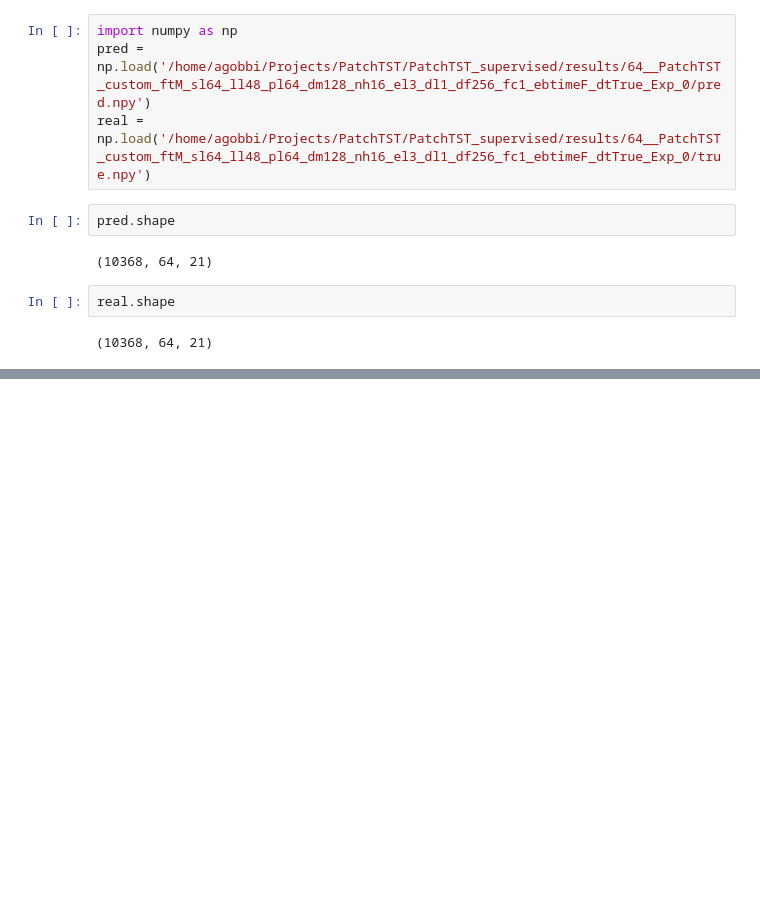
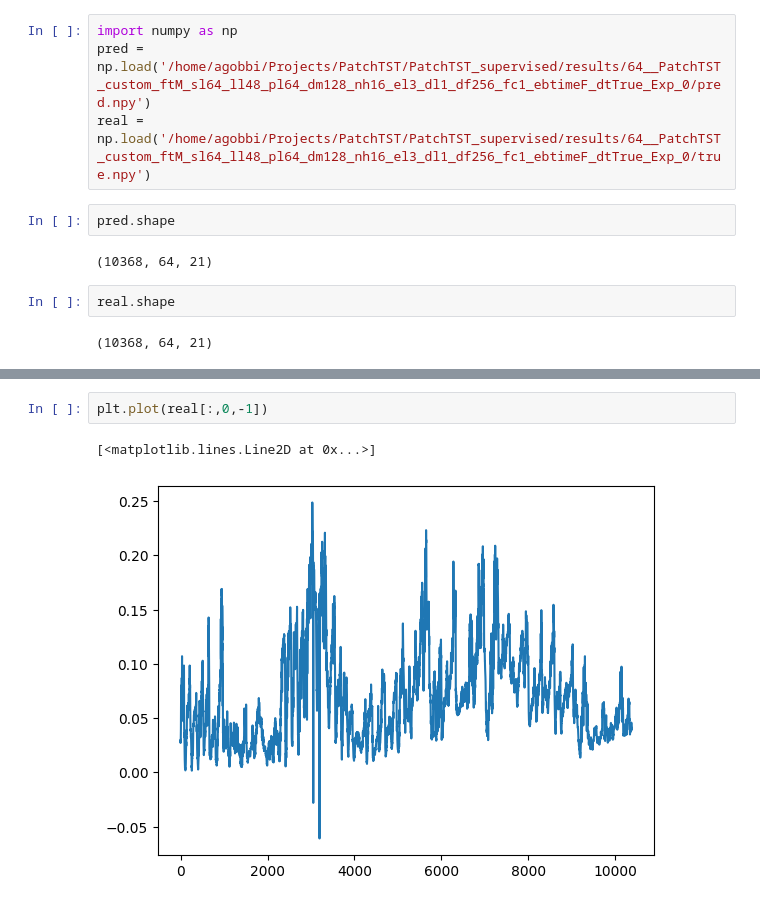
Before and after one commit to DSIP-FBK/DSIPTS, a Jupyter notebook: notebooks/Untitled.ipynb, the cells around one changed output, grey strips where cells are left out. Cells and saved outputs as stored; diff of their text form; blank space fills up the shorter version.

```diff
--- a/notebooks/Untitled.ipynb
+++ b/notebooks/Untitled.ipynb
@@ -190,0 +200,5 @@ pred[0].shape
+# %%
+plt.plot(real[:,0,-1])
+# %% [output]
+[<matplotlib.lines.Line2D at 0x...>]
+[figure, added]
```
Also changed, not shown: parts of 4 cells of this notebook, 3 other files.
